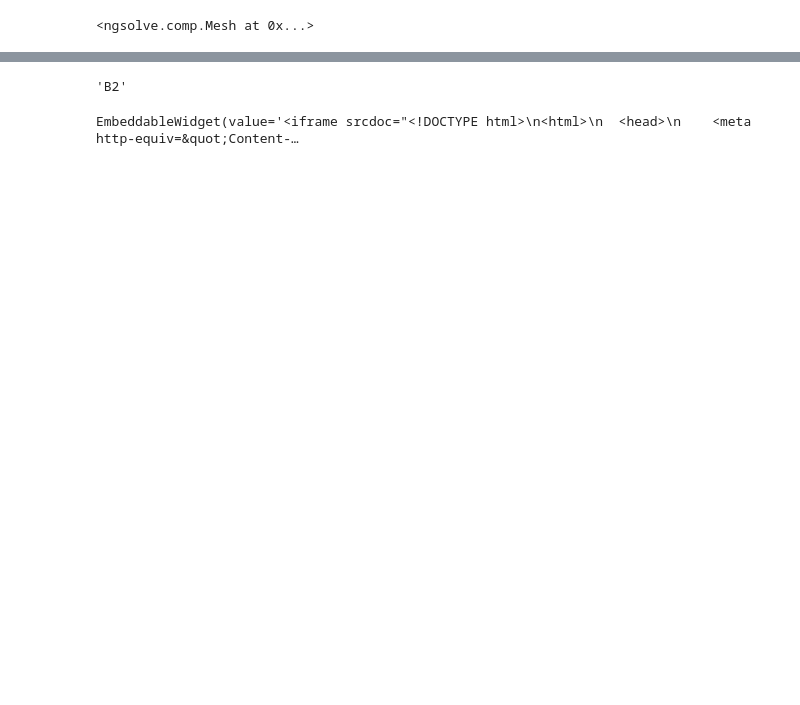
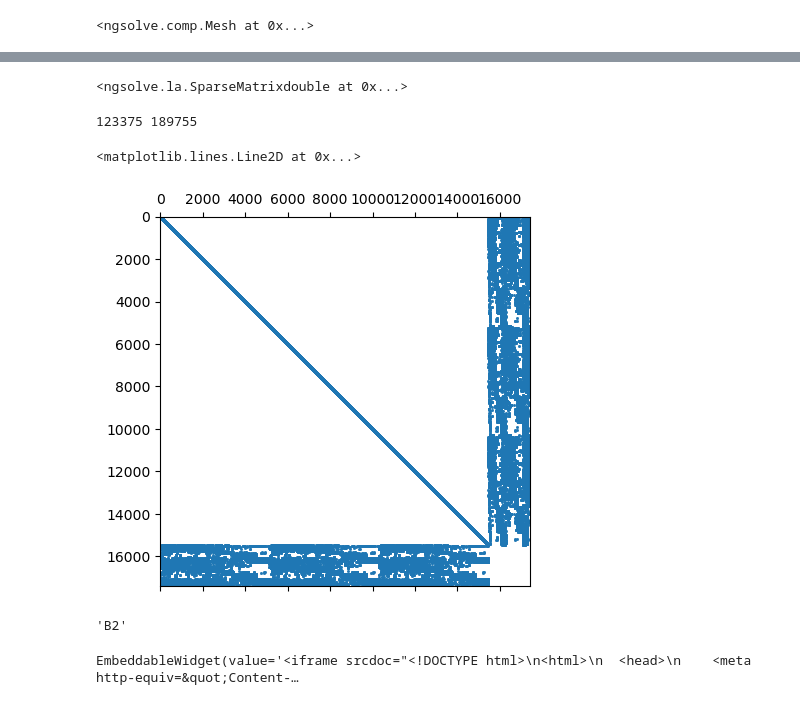
Before and after one commit to radu-bogdan/fem, a Jupyter notebook: PROJECTS/TEAM/ngsimpl/red_scal_pot_nl.ipynb, the cells around one changed output, grey strips where cells are left out. Drawn from its saved outputs; the diff is of its cells as text; code cells hidden in the pictures; blank space fills up the shorter version.

```diff
--- a/PROJECTS/TEAM/ngsimpl/red_scal_pot_nl.ipynb
+++ b/PROJECTS/TEAM/ngsimpl/red_scal_pot_nl.ipynb
@@ -165,0 +168,29 @@ Error:
+# %%
+# for i in range(10000):
+#     da.mat*f.vec
+
+# help(da.mat)
+
+da.mat
+# %% [output]
+<ngsolve.la.SparseMatrixdouble at 0x...>
+# %%
+m1 = da.mat.DeleteZeroElements(1e-16)
+m2 = da.mat
+
+da.mat.AsVector().data
+
+print(m1.nze,m2.nze)
+
+
+rows,cols,vals = da.mat.DeleteZeroElements(1e-16).COO()
+import scipy.sparse as sp
+A = sp.csr_matrix((vals,(rows,cols)))
+import matplotlib.pylab as plt
+plt.spy(A,markersize=1)
+# spluA = sp.linalg.splu(A)
+# invA = sp.linalg.inv(A)
+# %% [output]
+123375 189755
+<matplotlib.lines.Line2D at 0x...>
+[figure, added]
```
Also changed, not shown: parts of 5 cells of this notebook, 23 other files.
